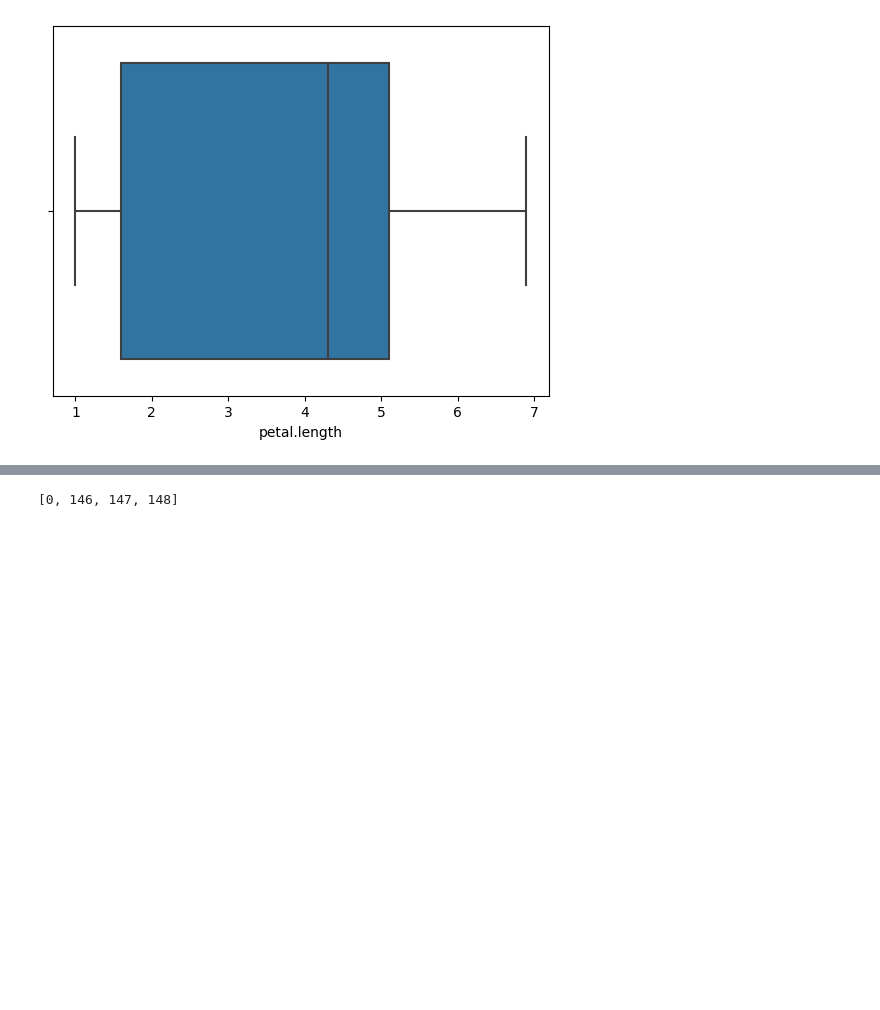
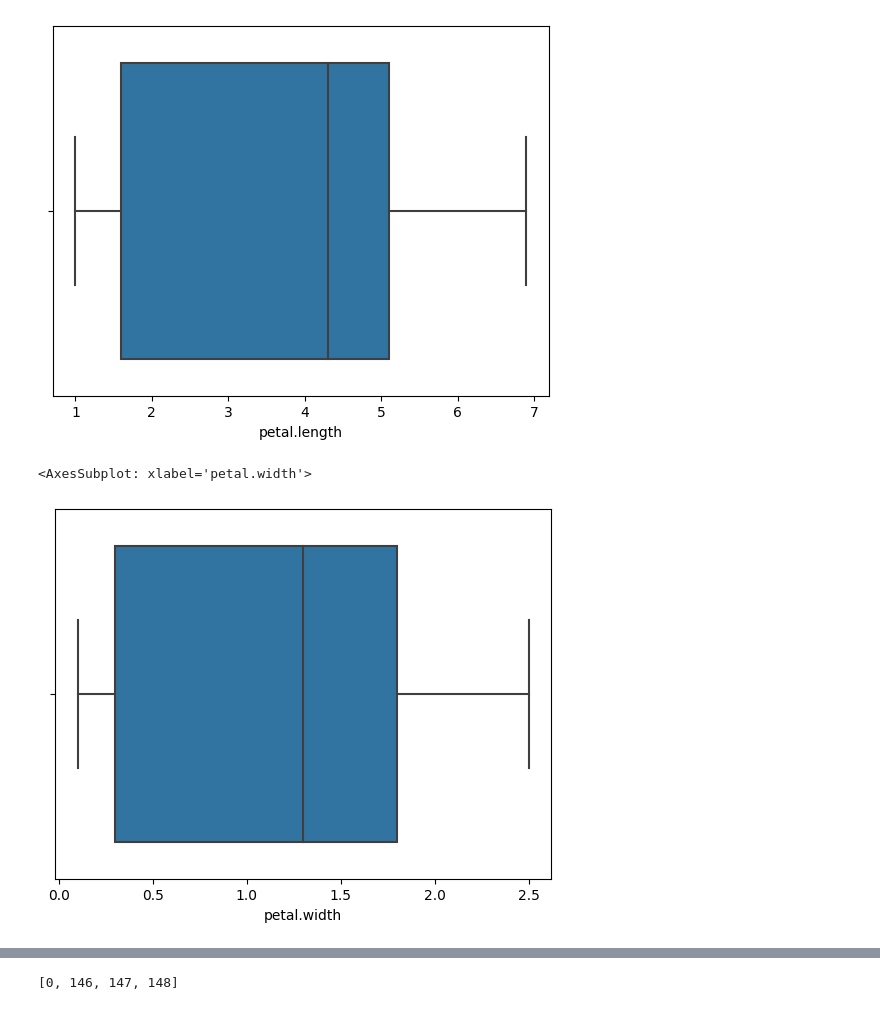
Before and after one commit to RamyaPrabhaArikrishnan/Ramya-ML, a Jupyter notebook: assignment/iris/iris_species.ipynb, the cells around one changed output, grey strips where cells are left out. Cells and saved outputs as stored; diff of their text form; code cells hidden in the pictures; blank space fills up the shorter version.

```diff
--- a/assignment/iris/iris_species.ipynb
+++ b/assignment/iris/iris_species.ipynb
@@ -123,3 +129,8 @@ sns.boxplot(data=data, x='petal.length')
 # %% [output]
 <AxesSubplot: xlabel='petal.length'>
 [figure]
+# %%
+sns.boxplot(data=data, x='petal.width')
+# %% [output]
+<AxesSubplot: xlabel='petal.width'>
+[figure, added]
```
Also changed, not shown: parts of 16 cells of this notebook.
